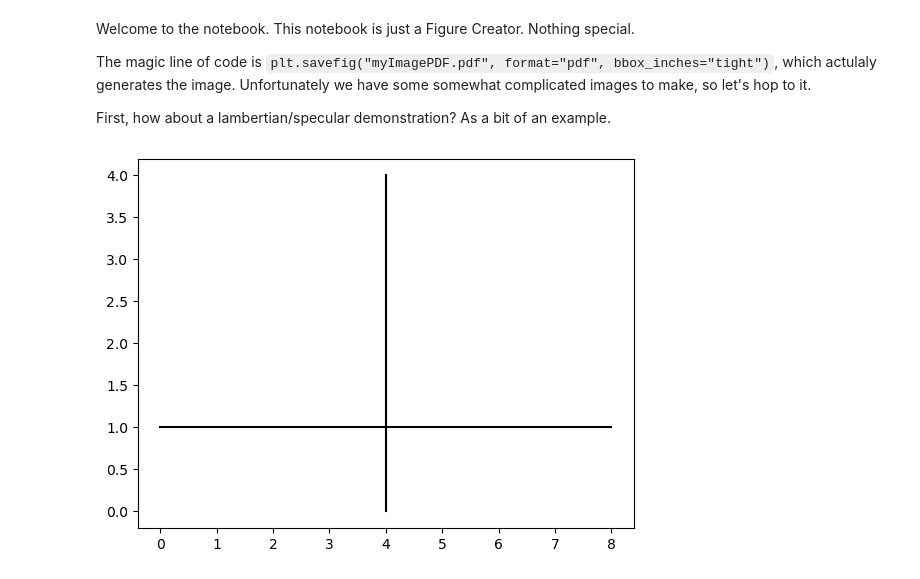
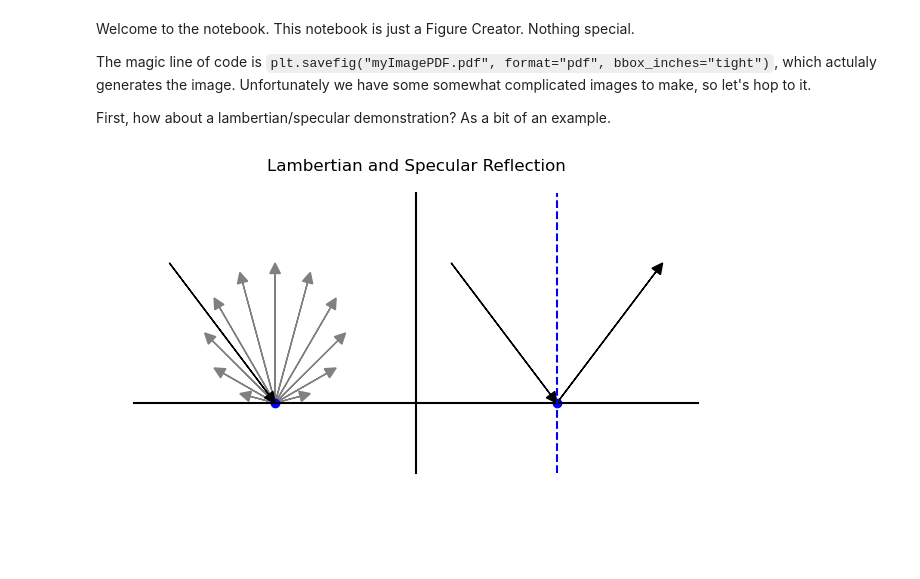
Before and after one commit to GMBlackjack/GMsNotes, a Jupyter notebook: MY PAPERS/LaTeX - Validating a Titan Atmosphere Model Simulation with Specular Reflection Against Known Methane Lakes/FigureCreator.ipynb, the cells around one changed output. Drawn from its saved outputs; the diff is of its cells as text; code cells hidden in the pictures; blank space fills up the shorter version.

```diff
--- a/MY PAPERS/LaTeX - Validating a Titan Atmosphere Model Simulation with Specular Reflection Against Known Methane Lakes/FigureCreator.ipynb
+++ b/MY PAPERS/LaTeX - Validating a Titan Atmosphere Model Simulation with Specular Reflection Against Known Methane Lakes/FigureCreator.ipynb
@@ -7,14 +7,53 @@ First, how about a lambertian/specular demonstration? As a bit of an example.
 # %%
 import matplotlib.pyplot as plt
 import numpy as np
 
 floor1 = np.array([0,8])
 floor2 = np.array([1,1])
 divide1 = np.array([4,4])
 divide2 = np.array([0,4])
 
-plt.plot(floor1,floor2,divide1,divide2,color='k')
+fig, ax = plt.subplots(figsize = (8,4))
+
+ax.plot(floor1,floor2,divide1,divide2,color='k')
+ax.scatter([2,6],[1,1],color='blue')
+
+#draw the main arrows.
+ax.arrow(0.5,3,1.5,-2,head_width=0.15,head_length=0.15,length_includes_head=True, color='k',zorder=1)
+ax.arrow(4.5,3,1.5,-2,head_width=0.15,head_length=0.15,length_includes_head=True, color='k',zorder=1)
+ax.arrow(6,1,1.5,2,head_width=0.15,head_length=0.15,length_includes_head=True, color='k',zorder=1)
+
+#reflection line for specular
+ax.plot([6,6],[0,4],linestyle='dashed',color="blue")
+
+#now the harder part: the lambertian arrows.
+#for some reason ax can't do this, there is no ax.circle function. So instead we have to create an artist
+#and patch it in.
+#circle = plt.Circle((2,2),1,color='r',zorder=0)
+#ax.add_patch(circle)
+#Circle removed as it was cluttery, but it was a good guide for making the arrows.
+
+#This should be able to be done algorithmically: adjust the dx and dy values for arrow
+#have it sweep across the angles and fill the circle.
+radc = 0.0174533 #for conversion into radians when needed.
+theta = 15.0 #Think in degrees, calculate in radians.
+while (theta < 90):
+    L = 1.0 * (np.sin((180. - 2.*theta)*radc) / np.sin(theta*radc))
+    dx = L*np.cos((90.-theta)*radc)
+    dy = L*np.sin((90.-theta)*radc)
+    ax.arrow(2,1,dx,dy,head_width=0.15,head_length=0.15,length_includes_head=True, color='gray',zorder=0)
+    ax.arrow(2,1,-dx,dy,head_width=0.15,head_length=0.15,length_includes_head=True, color='gray',zorder=0)
+    theta = theta + 15.
+#The 90 degree case still needs to be handled.
+ax.arrow(2,1,0,2,head_width=0.15,head_length=0.15,length_includes_head=True, color='gray',zorder=0)
+
+
+ax.axis('off') #remove border and ticks.
+ax.set(title = "Lambertian and Specular Reflection")
+
+#The save-as-pdf function.
+plt.savefig("LambertSpec.pdf", format="pdf")
 
 plt.show()
 # %% [output]
-[figure, old version]
+[figure, new version]
```
Also changed, not shown: parts of 3 cells of this notebook, 13 other files.
